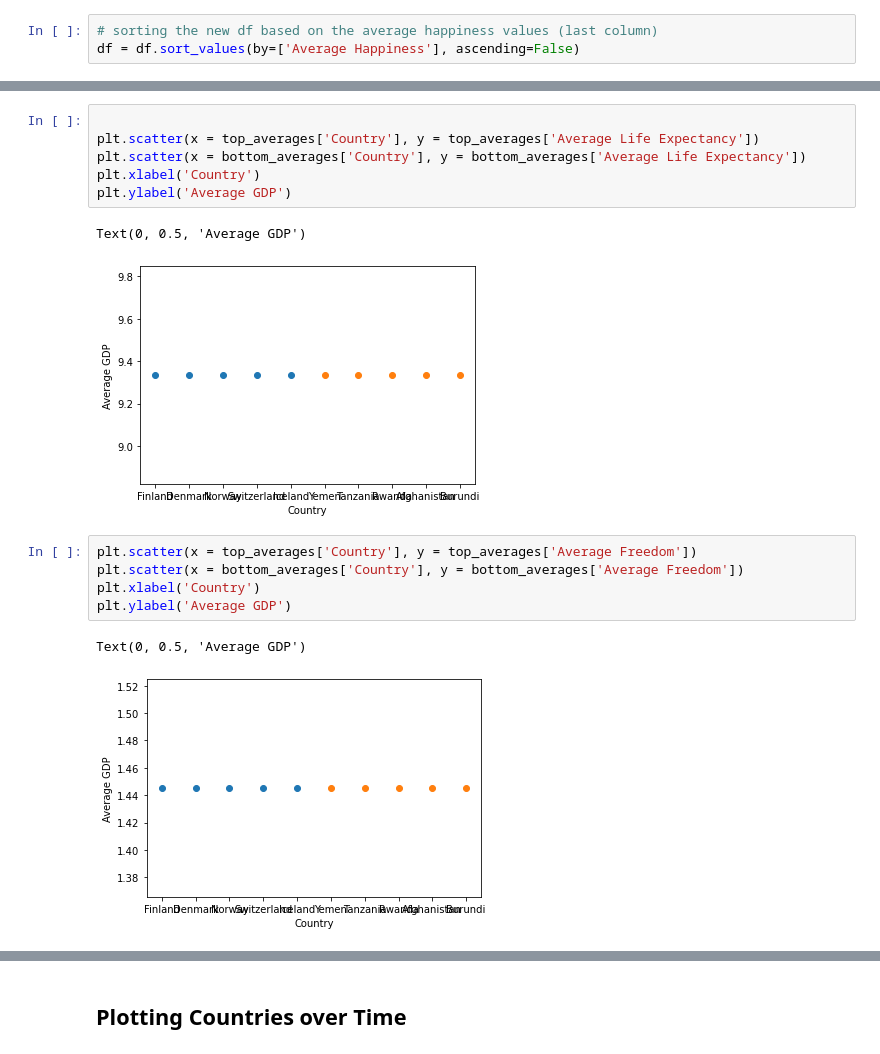
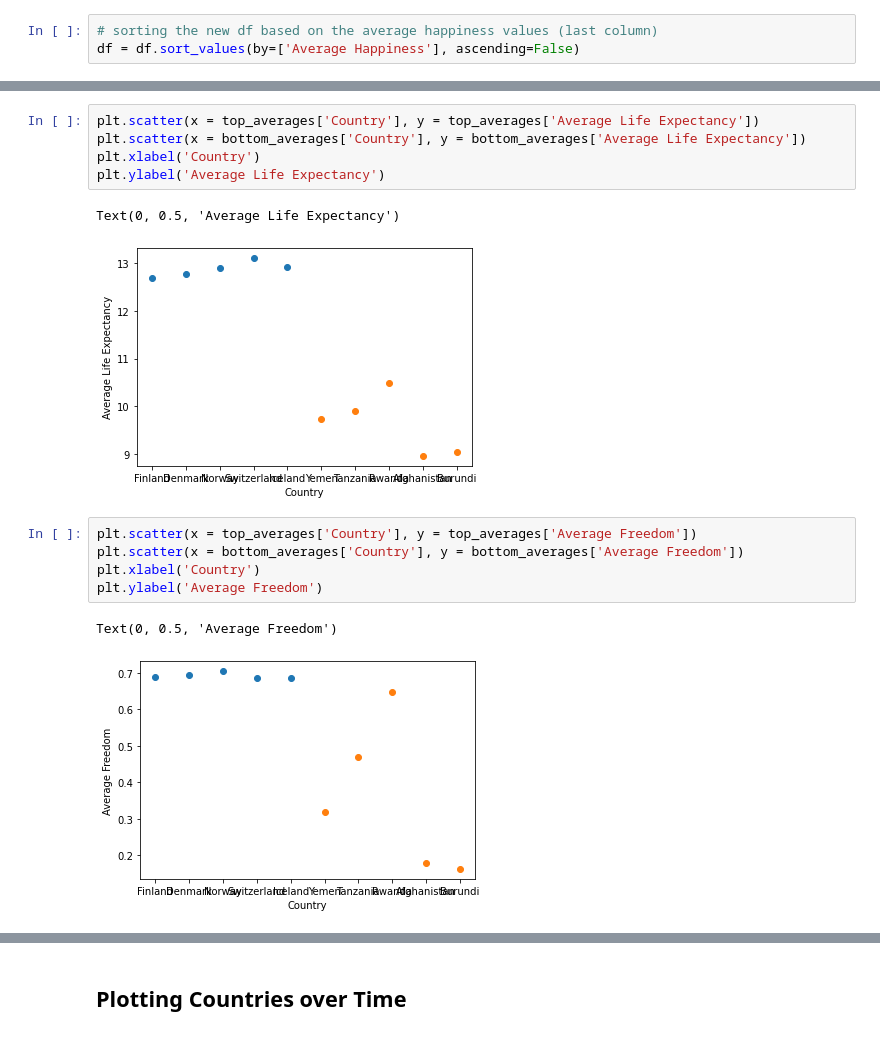
Before and after one commit to gordonwu66/gordonwu66.github.io, a Jupyter notebook: Happiness Tutorial.ipynb, the cells around one changed output, grey strips where cells are left out. Drawn from its saved outputs; the diff is of its cells as text.

Commit message:
fixed attribute dfs and plots and added summary of those plots to conclusion

```diff
--- a/Happiness Tutorial.ipynb
+++ b/Happiness Tutorial.ipynb
@@ -308,20 +313,19 @@ Text(0, 0.5, 'Average GDP')
 # %%
-
 plt.scatter(x = top_averages['Country'], y = top_averages['Average Life Expectancy'])
 plt.scatter(x = bottom_averages['Country'], y = bottom_averages['Average Life Expectancy'])
 plt.xlabel('Country')
-plt.ylabel('Average GDP')
+plt.ylabel('Average Life Expectancy')
 # %% [output]
-Text(0, 0.5, 'Average GDP')
+Text(0, 0.5, 'Average Life Expectancy')
-[figure, old version]
+[figure, new version]
 # %%
 plt.scatter(x = top_averages['Country'], y = top_averages['Average Freedom'])
 plt.scatter(x = bottom_averages['Country'], y = bottom_averages['Average Freedom'])
 plt.xlabel('Country')
-plt.ylabel('Average GDP')
+plt.ylabel('Average Freedom')
 # %% [output]
-Text(0, 0.5, 'Average GDP')
+Text(0, 0.5, 'Average Freedom')
-[figure, old version]
+[figure, new version]
 # %%
 plt.scatter(x = top_averages['Country'], y = top_averages['Average Trust'])
 plt.scatter(x = bottom_averages['Country'], y = bottom_averages['Average Trust'])
```
Also changed, not shown: parts of 20 cells of this notebook.
